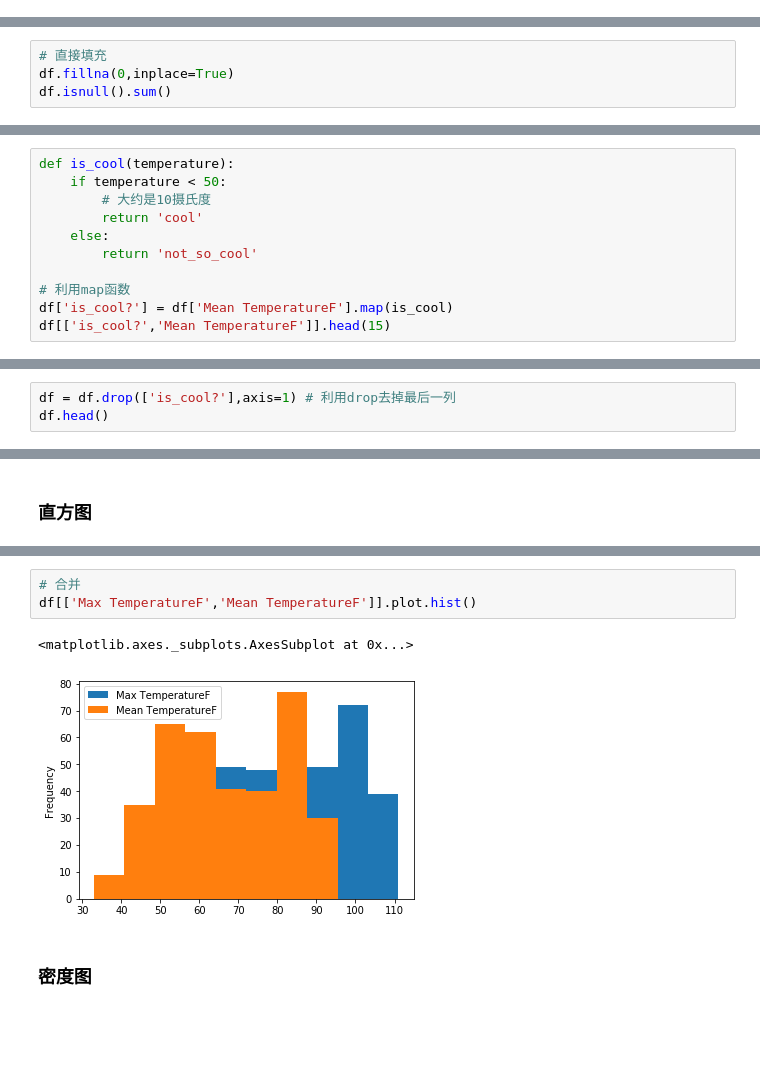
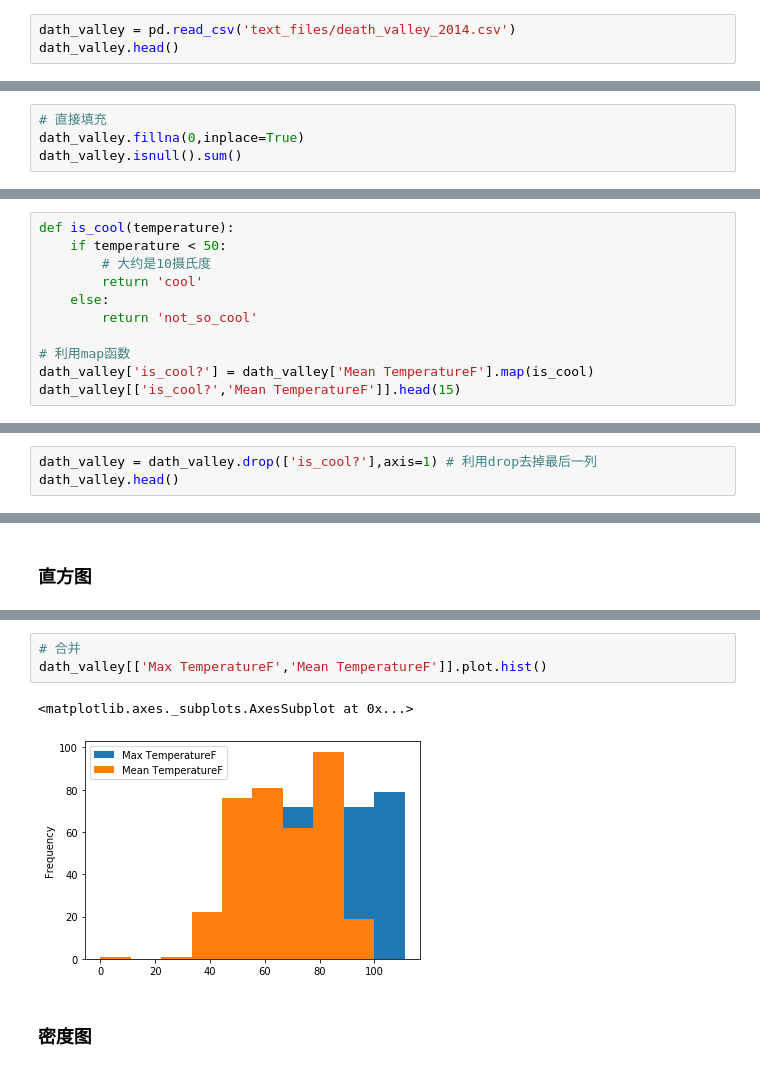
Before and after one commit to chenboshuo/learn_python, a Jupyter notebook: note/ pandas_DataFrame.ipynb, the cells around one changed output, grey strips where cells are left out. Saved outputs shown, nothing was run; the diff lists cells and outputs as text; blank space fills up the shorter version.

```diff
--- a/note/ pandas_DataFrame.ipynb
+++ b/note/ pandas_DataFrame.ipynb
@@ -34,0 +121,3 @@ df
+# %%
+dath_valley = pd.read_csv('text_files/death_valley_2014.csv')
+dath_valley.head()
@@ -216,7 +335,7 @@ limit_output extension: Maximum message size of 10000 exceeded with 28687 charac
 # %%
 # 直接填充
-df.fillna(0,inplace=True)
-df.isnull().sum()
+dath_valley.fillna(0,inplace=True)
+dath_valley.isnull().sum()
 # %% [output]
 PST                           0
 Max TemperatureF              0
@@ -401,8 +493,8 @@ def is_cool(temperature):
         return 'not_so_cool'
 
 # 利用map函数
-df['is_cool?'] = df['Mean TemperatureF'].map(is_cool)
-df[['is_cool?','Mean TemperatureF']].head(15)
+dath_valley['is_cool?'] = dath_valley['Mean TemperatureF'].map(is_cool)
+dath_valley[['is_cool?','Mean TemperatureF']].head(15)
 # %% [output]
 |  | is_cool? | Mean TemperatureF |
 | 0 | cool | 42.0 |
@@ -435,8 +527,8 @@ df.applymap(lambda x: str(x)+'...').head()
 # %% [markdown]
 ### 删除数据
 # %%
-df = df.drop(['is_cool?'],axis=1) # 利用drop去掉最后一列
-df.head()
+dath_valley = dath_valley.drop(['is_cool?'],axis=1) # 利用drop去掉最后一列
+dath_valley.head()
 # %% [output]
 |  | PST | Max TemperatureF | Mean TemperatureF | Min TemperatureF | Max Dew PointF | MeanDew PointF | ... |
 | 0 | 2014-1-1 | 63.0 | 42.0 | 24.0 | 14.0 | 9.0 | ... |
@@ -533,9 +621,9 @@ array([[<matplotlib.axes._subplots.AxesSubplot object at 0x...>,
 # %%
 # 合并
-df[['Max TemperatureF','Mean TemperatureF']].plot.hist()
+dath_valley[['Max TemperatureF','Mean TemperatureF']].plot.hist()
 # %% [output]
 <matplotlib.axes._subplots.AxesSubplot at 0x...>
-[figure, old version]
+[figure, new version]
 # %% [markdown]
 ### 密度图
 # %%
```
Also changed, not shown: parts of 75 cells of this notebook, 2 other files.
